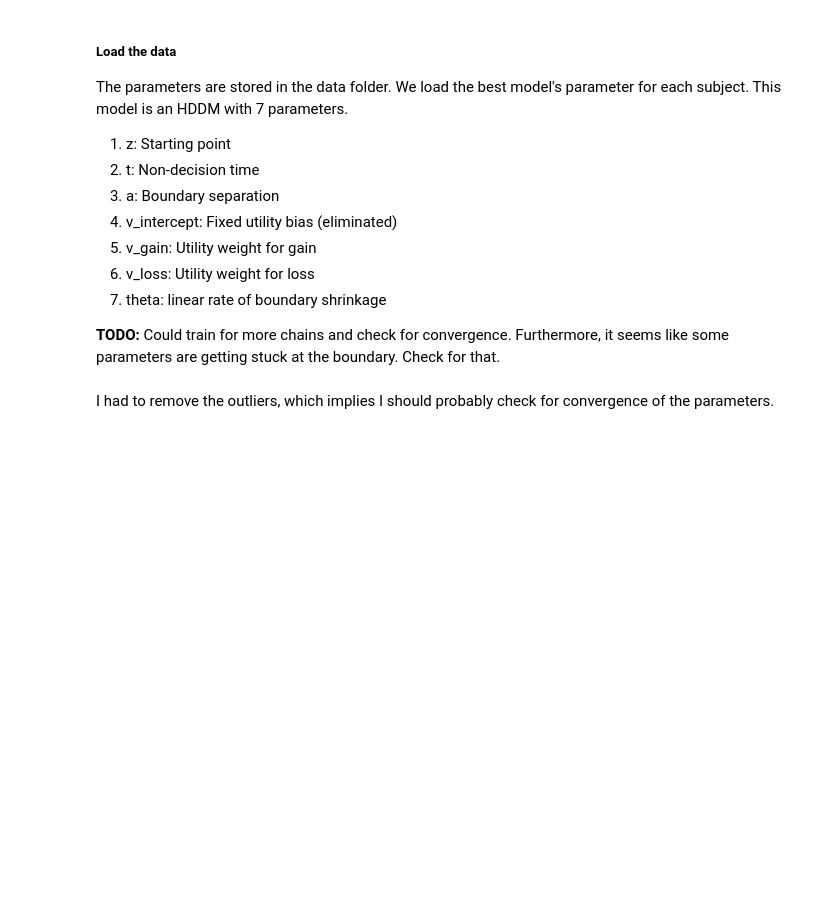
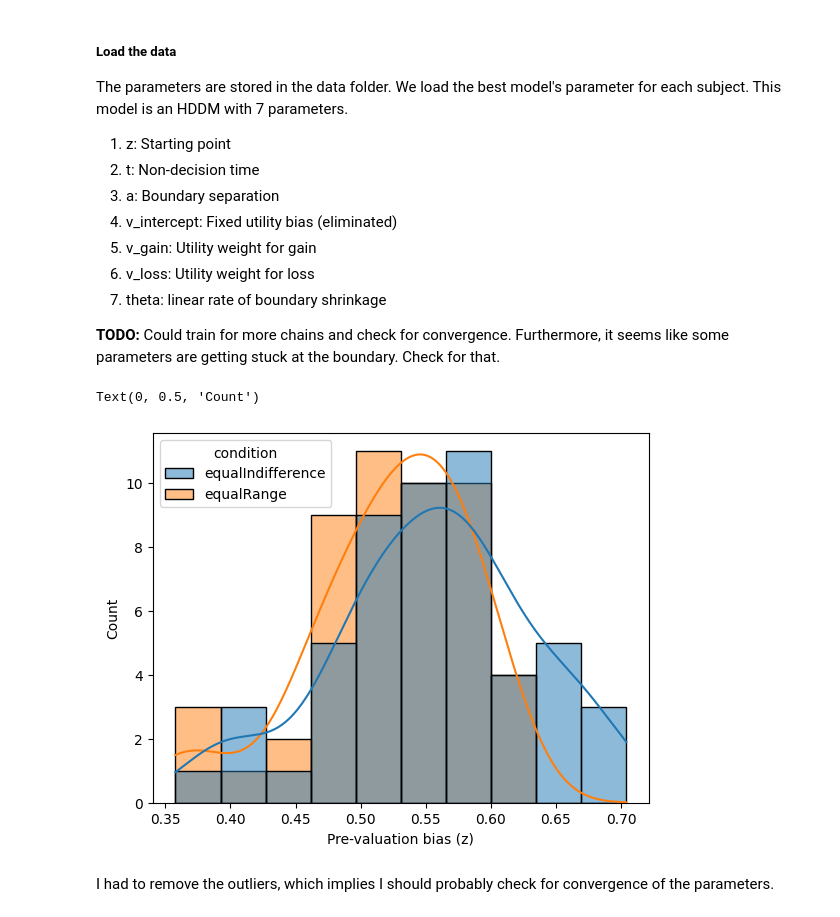
Before and after one commit to GusStgoReyes/riskyneuroarousal, a Jupyter notebook: notebooks/reproducible/10000-ddms_params.ipynb, the cells around one changed output. Saved outputs shown, nothing was run; the diff lists cells and outputs as text; code cells hidden in the pictures; blank space fills up the shorter version.

```diff
--- a/notebooks/reproducible/3-ddms_params.ipynb
+++ b/notebooks/reproducible/10000-ddms_params.ipynb
@@ -25,6 +25,13 @@ data = load_behavioral_data(min_RT=0.2)
 # Get unique sub, condition pair
 sub_cond = data[["sub", "condition"]].drop_duplicates()
 params_fit = params_fit.merge(sub_cond, on="sub")
+# %%
+sns.histplot(data=params_fit.query("param_name == 'z'"), x="mean", hue="condition", stat="count", common_norm=False, kde = True)
+plt.xlabel("Pre-valuation bias (z)")
+plt.ylabel("Count")
+# %% [output]
+Text(0, 0.5, 'Count')
+[figure, added]
 # %%
 # make param_name v_loss be negative of the value
 params_fit.loc[params_fit["param_name"] == "v_loss", "mean"] = -params_fit.loc[
```
Also changed, not shown: 36 other files.
